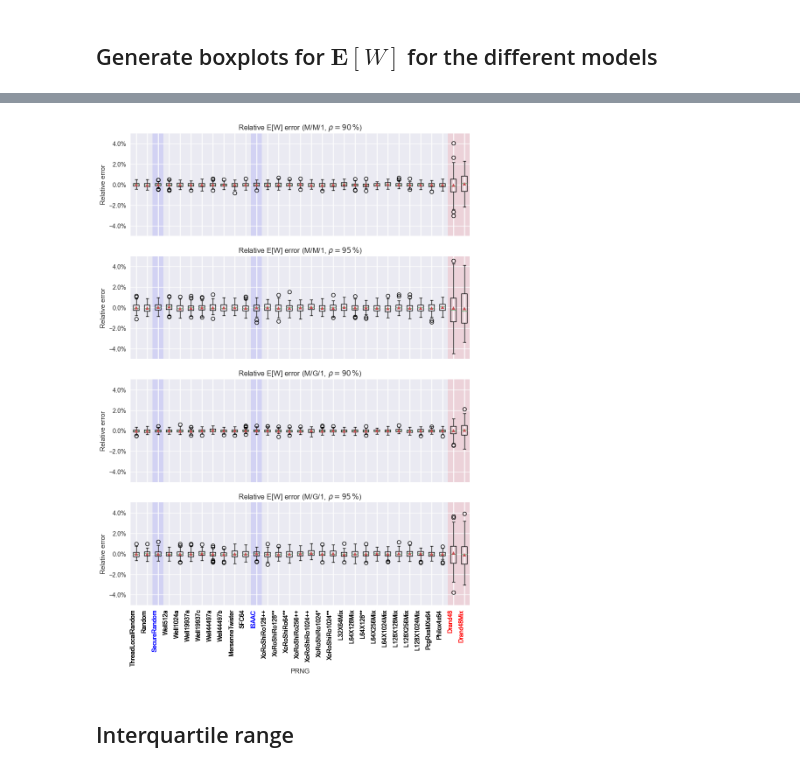
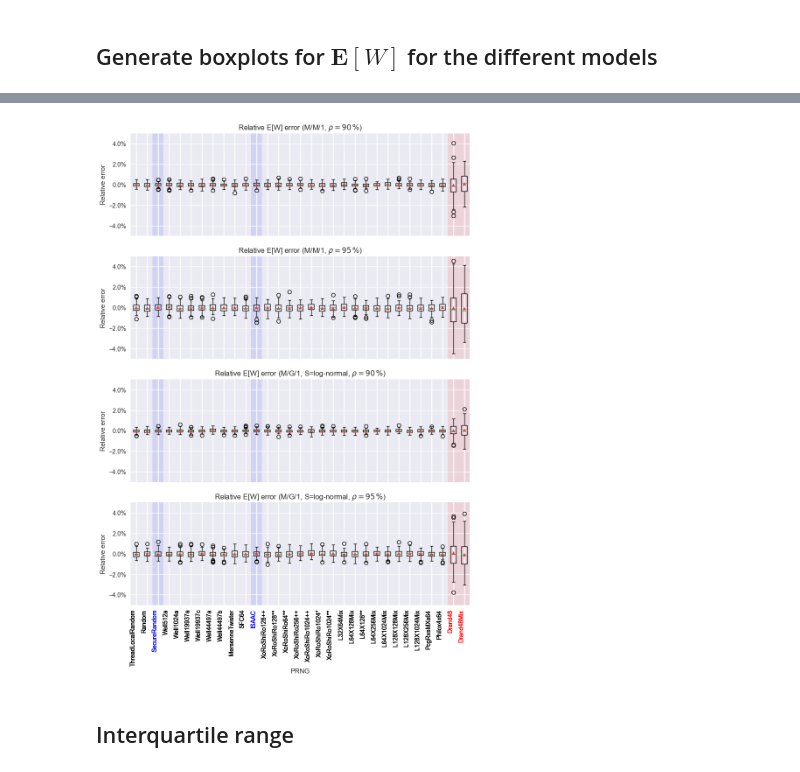
Before and after one commit to A-Herzog/PRNG-DES-Benchmarks, a Jupyter notebook: Results2.ipynb, the cells around one changed output, grey strips where cells are left out. Drawn from its saved outputs; the diff is of its cells as text; code cells hidden in the pictures.

```diff
--- a/Results2.ipynb
+++ b/Results2.ipynb
@@ -13,9 +13,11 @@ plt.style.use('seaborn-v0_8')
 ## Load and process data
 # %%
 df_MM1rho90 = pd.read_csv("statistics/results2MM1rho90.txt", header=None, names=["rng_mode", "EW", "EV", "ENQ", "EN", "time"], sep="\t")
-df_MG1rho90 = pd.read_csv("statistics/results2MG1rho90.txt", header=None, names=["rng_mode", "EW", "EV", "ENQ", "EN", "time"], sep="\t")
+df_MG1LogRho90 = pd.read_csv("statistics/results2MG1LogRho90.txt", header=None, names=["rng_mode", "EW", "EV", "ENQ", "EN", "time"], sep="\t")
+df_MG1GammaRho90 = pd.read_csv("statistics/results2MG1GammaRho90.txt", header=None, names=["rng_mode", "EW", "EV", "ENQ", "EN", "time"], sep="\t")
 df_MM1rho95 = pd.read_csv("statistics/results2MM1rho95.txt", header=None, names=["rng_mode", "EW", "EV", "ENQ", "EN", "time"], sep="\t")
-df_MG1rho95 = pd.read_csv("statistics/results2MG1rho95.txt", header=None, names=["rng_mode", "EW", "EV", "ENQ", "EN", "time"], sep="\t")
+df_MG1LogRho95 = pd.read_csv("statistics/results2MG1LogRho95.txt", header=None, names=["rng_mode", "EW", "EV", "ENQ", "EN", "time"], sep="\t")
+df_MG1GammaRho95 = pd.read_csv("statistics/results2MG1GammaRho95.txt", header=None, names=["rng_mode", "EW", "EV", "ENQ", "EN", "time"], sep="\t")
 # %%
 generators=df_MM1rho90["rng_mode"].drop_duplicates().tolist()
 # %% [markdown]
@@ -49,5 +51,7 @@ def color_all(fig):
 # %%
 EW1 = [(df_MM1rho90[df_MM1rho90["rng_mode"] == generator]["EW"] - 810) / 810 * 100 for generator in generators]
 EW2 = [(df_MM1rho95[df_MM1rho95["rng_mode"] == generator]["EW"] - 1805) / 1805 * 100 for generator in generators]
-EW3 = [(df_MG1rho90[df_MG1rho90["rng_mode"] == generator]["EW"] - 506.25) / 506.25 * 100 for generator in generators]
-EW4 = [(df_MG1rho95[df_MG1rho95["rng_mode"] == generator]["EW"] - 1105) / 1105 * 100 for generator in generators]
+EW3Log = [(df_MG1LogRho90[df_MG1LogRho90["rng_mode"] == generator]["EW"] - 506.25) / 506.25 * 100 for generator in generators]
+EW3Gamma = [(df_MG1GammaRho90[df_MG1GammaRho90["rng_mode"] == generator]["EW"] - 506.25) / 506.25 * 100 for generator in generators]
+EW4Log = [(df_MG1LogRho95[df_MG1LogRho95["rng_mode"] == generator]["EW"] - 1105) / 1105 * 100 for generator in generators]
+EW4Gamma = [(df_MG1GammaRho95[df_MG1GammaRho95["rng_mode"] == generator]["EW"] - 1105) / 1105 * 100 for generator in generators]
@@ -56,40 +111,38 @@ fig, (ax1, ax2, ax3, ax4) = plt.subplots(4, 1, figsize=(10, 14), sharey='row', s
 
 ax1.boxplot(EW1, tick_labels=range(1, len(generators) + 1), showmeans=True)  # type: ignore
 ax2.boxplot(EW2, tick_labels=range(1, len(generators) + 1), showmeans=True)  # type: ignore
-ax3.boxplot(EW3, tick_labels=range(1, len(generators) + 1), showmeans=True)  # type: ignore
-ax4.boxplot(EW4, tick_labels=range(1, len(generators) + 1), showmeans=True)  # type: ignore
+ax3.boxplot(EW3Log, tick_labels=range(1, len(generators) + 1), showmeans=True)  # type: ignore
+ax4.boxplot(EW4Log, tick_labels=range(1, len(generators) + 1), showmeans=True)  # type: ignore
 
 ax1.set_title("Relative E[W] error (M/M/1, $\\rho=90\\,\\%$)")
 ax1.set_ylabel("Relative error")
 
 ax2.set_title("Relative E[W] error (M/M/1, $\\rho=95\\,\\%$)")
 ax2.set_ylabel("Relative error")
 
-ax3.set_title("Relative E[W] error (M/G/1, $\\rho=90\\,\\%$)")
+ax3.set_title("Relative E[W] error (M/G/1, S=log-normal, $\\rho=90\\,\\%$)")
 ax3.set_ylabel("Relative error")
 
-ax4.set_title("Relative E[W] error (M/G/1, $\\rho=95\\,\\%$)")
+ax4.set_title("Relative E[W] error (M/G/1, S=log-normal, $\\rho=95\\,\\%$)")
 ax4.set_xlabel("PRNG")
 ax4.set_ylabel("Relative error")
 ax4.set_xticklabels(generators + generators + generators + generators, rotation=90, ha='right')
 
 ax1.yaxis.set_major_formatter(mtick.PercentFormatter(decimals=1))
 ax2.yaxis.set_major_formatter(mtick.PercentFormatter(decimals=1))
 ax3.yaxis.set_major_formatter(mtick.PercentFormatter(decimals=1))
 ax4.yaxis.set_major_formatter(mtick.PercentFormatter(decimals=1))
 
 ax1.set_ylim([-5, 5])
 ax2.set_ylim([-5, 5])
 ax3.set_ylim([-5, 5])
 ax4.set_ylim([-5, 5])
 
 color_all(fig)
 
 # fig.savefig("PRNG-DES-Benchmarks-Figures-plot2.pdf", format="pdf", bbox_inches='tight', pad_inches=0)
-
-# fig.savefig("plot2.png", format="png", bbox_inches='tight', pad_inches=0)
 # %% [output]
-[figure, old version]
+[figure, new version]
 # %% [markdown]
 ## Interquartile range
 # %%
```
Also changed, not shown: parts of 12 cells of this notebook, 15 other files.
